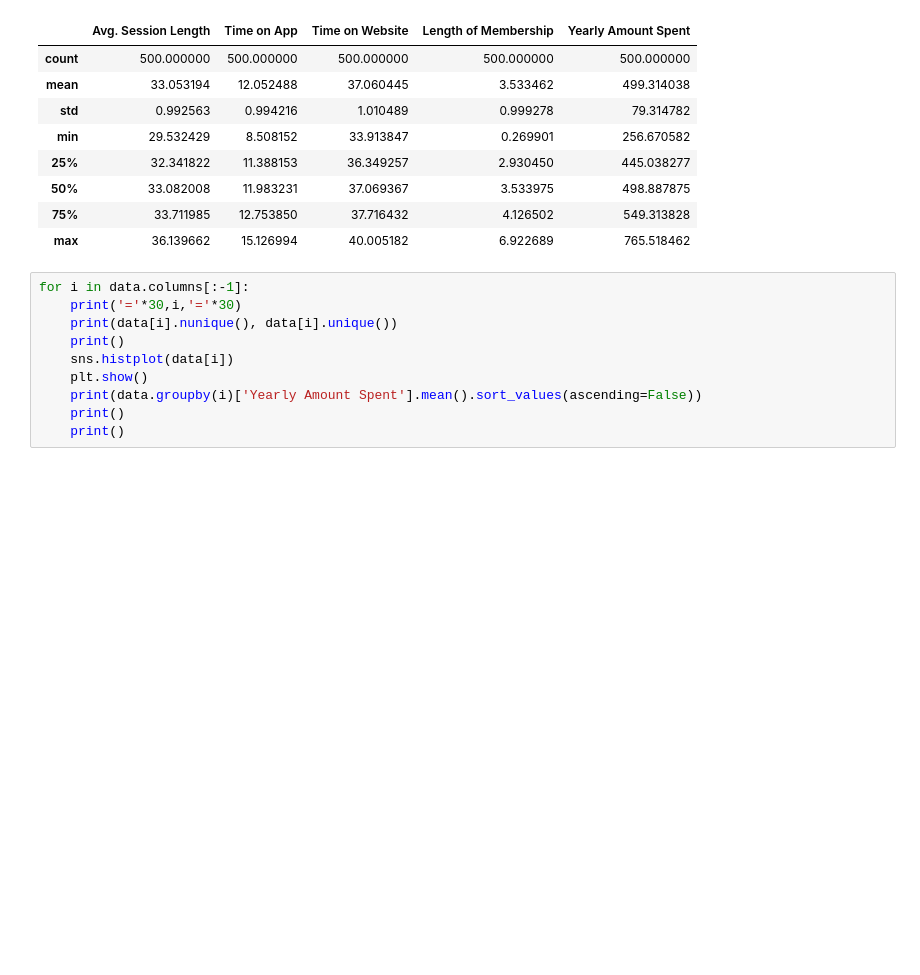
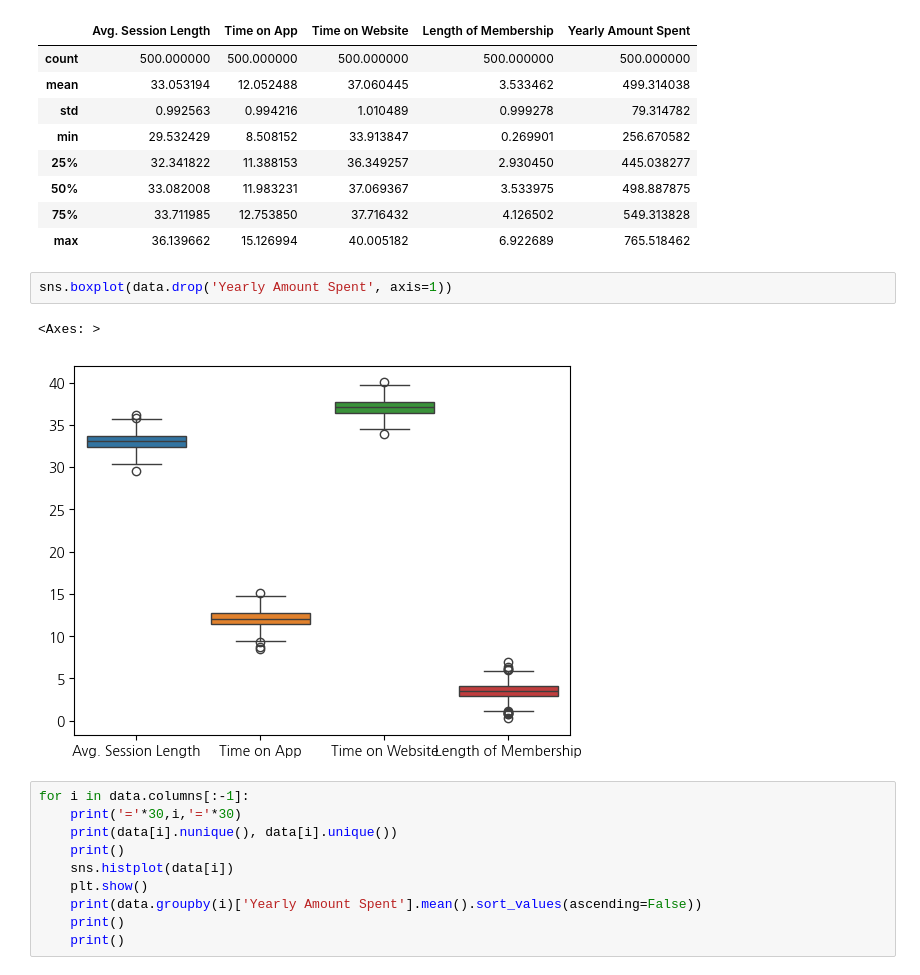
Before and after one commit to hyun111111/fintech_service_2nd, a Jupyter notebook: 05machine_learning/16지도학습_다중회귀분석_고객별연간지출액예측.ipynb, the cells around one changed output. Cells and saved outputs as stored; diff of their text form; blank space fills up the shorter version.

```diff
--- a/05machine_learning/16지도학습_다중회귀분석_고객별연간지출액예측.ipynb
+++ b/05machine_learning/16지도학습_다중회귀분석_고객별연간지출액예측.ipynb
@@ -59,6 +59,11 @@ data.describe()
 | 50% | 33.082008 | 11.983231 | 37.069367 | 3.533975 | 498.887875 |
 | 75% | 33.711985 | 12.753850 | 37.716432 | 4.126502 | 549.313828 |
 | max | 36.139662 | 15.126994 | 40.005182 | 6.922689 | 765.518462 |
+# %%
+sns.boxplot(data.drop('Yearly Amount Spent', axis=1))
+# %% [output]
+<Axes: >
+[figure, added]
 # %%
 for i in data.columns[:-1]:
     print('='*30,i,'='*30)
```
Also changed, not shown: parts of 39 cells of this notebook, 9 other files.
